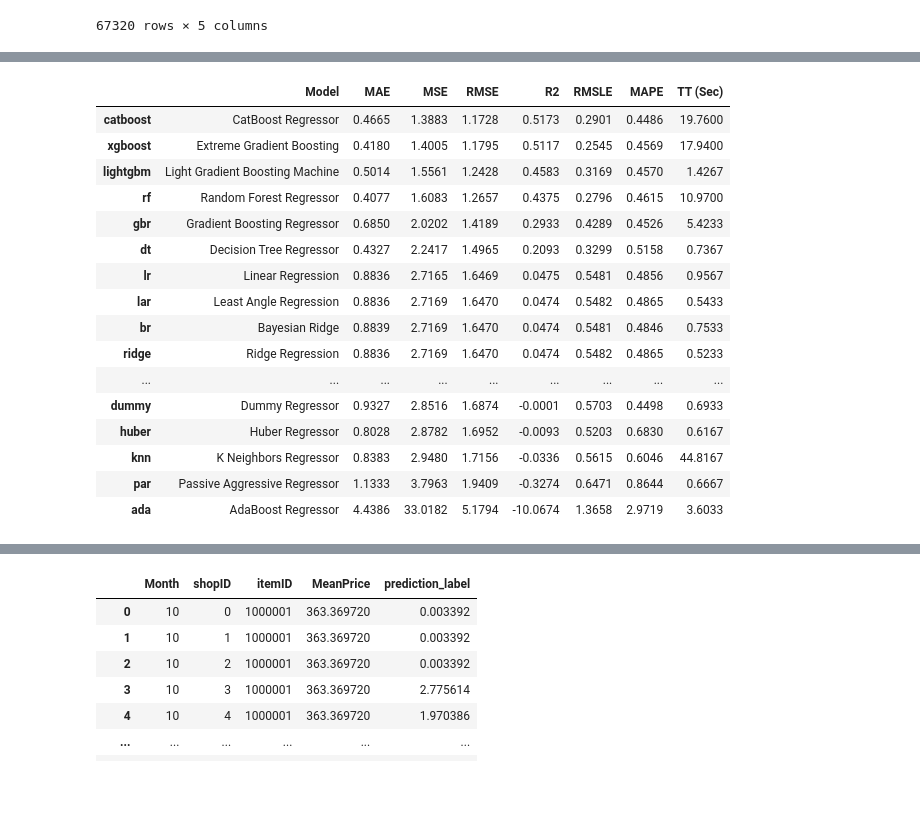
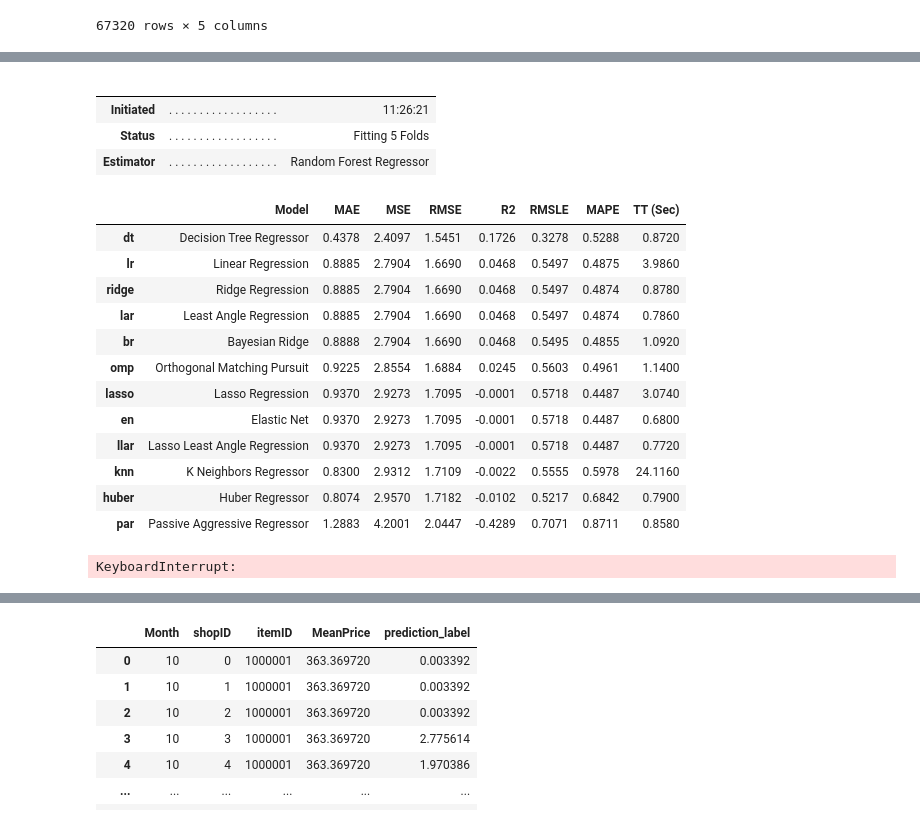
Before and after one commit to Makoto-Noda/dev, a Jupyter notebook: PBL01/PBL01/PBL01_model_fix.ipynb, the cells around one changed output, grey strips where cells are left out. Saved outputs shown, nothing was run; the diff lists cells and outputs as text; code cells hidden in the pictures; blank space fills up the shorter version.

```diff
--- a/PBL01/PBL01/PBL01_model_fix.ipynb
+++ b/PBL01/PBL01/PBL01_model_fix.ipynb
@@ -67,3 +84,3 @@ lgbm = create_model("lightgbm")
 # %%
-top3 = compare_models(sort='RMSE', n_select=3, fold=3)
+top4 = compare_models(sort='R2', n_select=4, fold=3)
 # %% [output]
@@ -71,17 +87,19 @@ top3 = compare_models(sort='RMSE', n_select=3, fold=3)
-|  | Model | MAE | MSE | RMSE | R2 | RMSLE | MAPE | TT (Sec) |
-| catboost | CatBoost Regressor | 0.4665 | 1.3883 | 1.1728 | 0.5173 | 0.2901 | 0.4486 | 19.7600 |
-| xgboost | Extreme Gradient Boosting | 0.4180 | 1.4005 | 1.1795 | 0.5117 | 0.2545 | 0.4569 | 17.9400 |
-| lightgbm | Light Gradient Boosting Machine | 0.5014 | 1.5561 | 1.2428 | 0.4583 | 0.3169 | 0.4570 | 1.4267 |
-| rf | Random Forest Regressor | 0.4077 | 1.6083 | 1.2657 | 0.4375 | 0.2796 | 0.4615 | 10.9700 |
-| gbr | Gradient Boosting Regressor | 0.6850 | 2.0202 | 1.4189 | 0.2933 | 0.4289 | 0.4526 | 5.4233 |
-| dt | Decision Tree Regressor | 0.4327 | 2.2417 | 1.4965 | 0.2093 | 0.3299 | 0.5158 | 0.7367 |
-| lr | Linear Regression | 0.8836 | 2.7165 | 1.6469 | 0.0475 | 0.5481 | 0.4856 | 0.9567 |
-| lar | Least Angle Regression | 0.8836 | 2.7169 | 1.6470 | 0.0474 | 0.5482 | 0.4865 | 0.5433 |
-| br | Bayesian Ridge | 0.8839 | 2.7169 | 1.6470 | 0.0474 | 0.5481 | 0.4846 | 0.7533 |
-| ridge | Ridge Regression | 0.8836 | 2.7169 | 1.6470 | 0.0474 | 0.5482 | 0.4865 | 0.5233 |
-| ... | ... | ... | ... | ... | ... | ... | ... | ... |
-| dummy | Dummy Regressor | 0.9327 | 2.8516 | 1.6874 | -0.0001 | 0.5703 | 0.4498 | 0.6933 |
-| huber | Huber Regressor | 0.8028 | 2.8782 | 1.6952 | -0.0093 | 0.5203 | 0.6830 | 0.6167 |
-| knn | K Neighbors Regressor | 0.8383 | 2.9480 | 1.7156 | -0.0336 | 0.5615 | 0.6046 | 44.8167 |
-| par | Passive Aggressive Regressor | 1.1333 | 3.7963 | 1.9409 | -0.3274 | 0.6471 | 0.8644 | 0.6667 |
-| ada | AdaBoost Regressor | 4.4386 | 33.0182 | 5.1794 | -10.0674 | 1.3658 | 2.9719 | 3.6033 |
+|  |  |  |
+|  |  |  |
+| Initiated | . . . . . . . . . . . . . . . . . . | 11:26:21 |
+| Status | . . . . . . . . . . . . . . . . . . | Fitting 5 Folds |
+| Estimator | . . . . . . . . . . . . . . . . . . | Random Forest Regressor |
+|  | Model | MAE | MSE | RMSE | R2 | RMSLE | MAPE | TT (Sec) |
+| dt | Decision Tree Regressor | 0.4378 | 2.4097 | 1.5451 | 0.1726 | 0.3278 | 0.5288 | 0.8720 |
+| lr | Linear Regression | 0.8885 | 2.7904 | 1.6690 | 0.0468 | 0.5497 | 0.4875 | 3.9860 |
+| ridge | Ridge Regression | 0.8885 | 2.7904 | 1.6690 | 0.0468 | 0.5497 | 0.4874 | 0.8780 |
+| lar | Least Angle Regression | 0.8885 | 2.7904 | 1.6690 | 0.0468 | 0.5497 | 0.4874 | 0.7860 |
+| br | Bayesian Ridge | 0.8888 | 2.7904 | 1.6690 | 0.0468 | 0.5495 | 0.4855 | 1.0920 |
+| omp | Orthogonal Matching Pursuit | 0.9225 | 2.8554 | 1.6884 | 0.0245 | 0.5603 | 0.4961 | 1.1400 |
+| lasso | Lasso Regression | 0.9370 | 2.9273 | 1.7095 | -0.0001 | 0.5718 | 0.4487 | 3.0740 |
+| en | Elastic Net | 0.9370 | 2.9273 | 1.7095 | -0.0001 | 0.5718 | 0.4487 | 0.6800 |
+| llar | Lasso Least Angle Regression | 0.9370 | 2.9273 | 1.7095 | -0.0001 | 0.5718 | 0.4487 | 0.7720 |
+| knn | K Neighbors Regressor | 0.8300 | 2.9312 | 1.7109 | -0.0022 | 0.5555 | 0.5978 | 24.1160 |
+| huber | Huber Regressor | 0.8074 | 2.9570 | 1.7182 | -0.0102 | 0.5217 | 0.6842 | 0.7900 |
+| par | Passive Aggressive Regressor | 1.2883 | 4.2001 | 2.0447 | -0.4289 | 0.7071 | 0.8711 | 0.8580 |
+KeyboardInterrupt:
```
Also changed, not shown: parts of 6 cells of this notebook, 4 other files.
